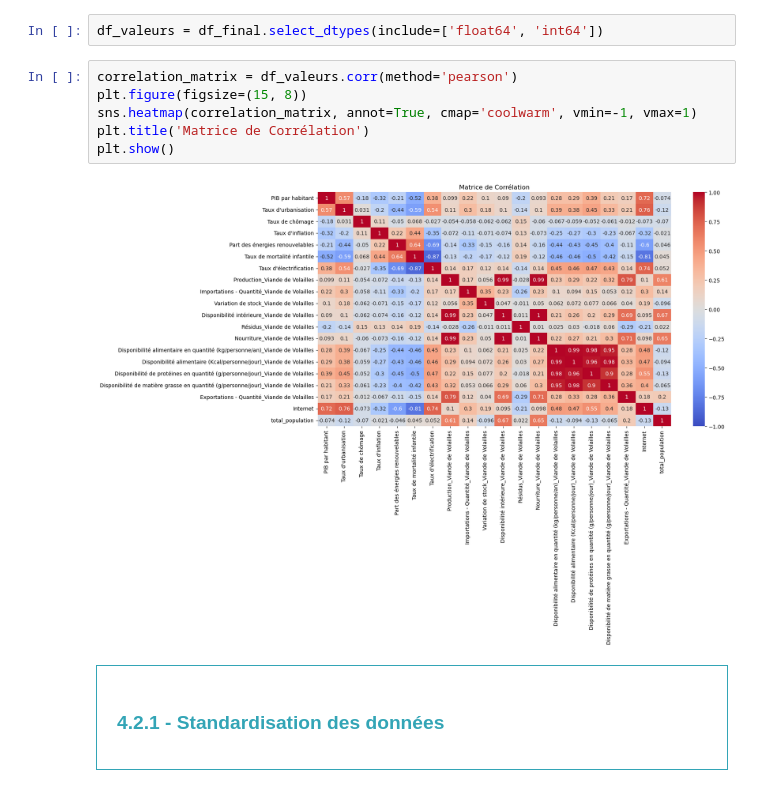
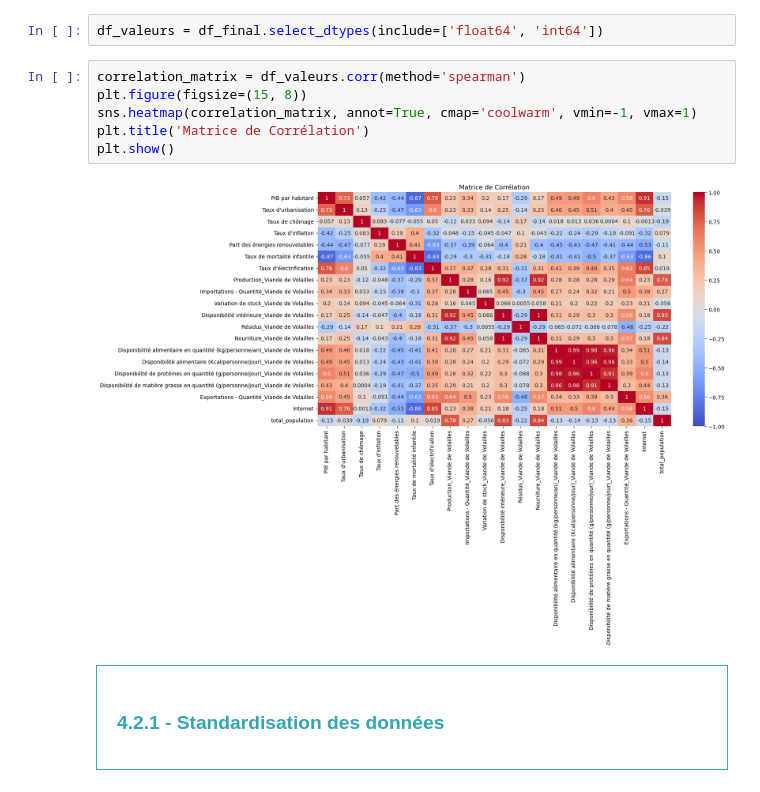
Before and after one commit to obenmaha/BioPoultryMarketAnalysis, a Jupyter notebook: Analyse.ipynb, the cells around one changed output. Saved outputs shown, nothing was run; the diff lists cells and outputs as text.

```diff
--- a/Analyse.ipynb
+++ b/Analyse.ipynb
@@ -87,13 +87,13 @@ for col in df_final.columns:
 # %%
 df_valeurs = df_final.select_dtypes(include=['float64', 'int64'])
 # %%
-correlation_matrix = df_valeurs.corr(method='pearson')
+correlation_matrix = df_valeurs.corr(method='spearman')
 plt.figure(figsize=(15, 8))
 sns.heatmap(correlation_matrix, annot=True, cmap='coolwarm', vmin=-1, vmax=1)
 plt.title('Matrice de Corrélation')
 plt.show()
 # %% [output]
-[figure, old version]
+[figure, new version]
 # %% [markdown]
 <div style="border: 1px solid RGB(51,165,182);" >
 <h3 style="margin: auto; padding: 20px; color: RGB(51,165,182); ">4.2.1 - Standardisation des données</h3>
```
Also changed, not shown: parts of 19 cells of this notebook.
